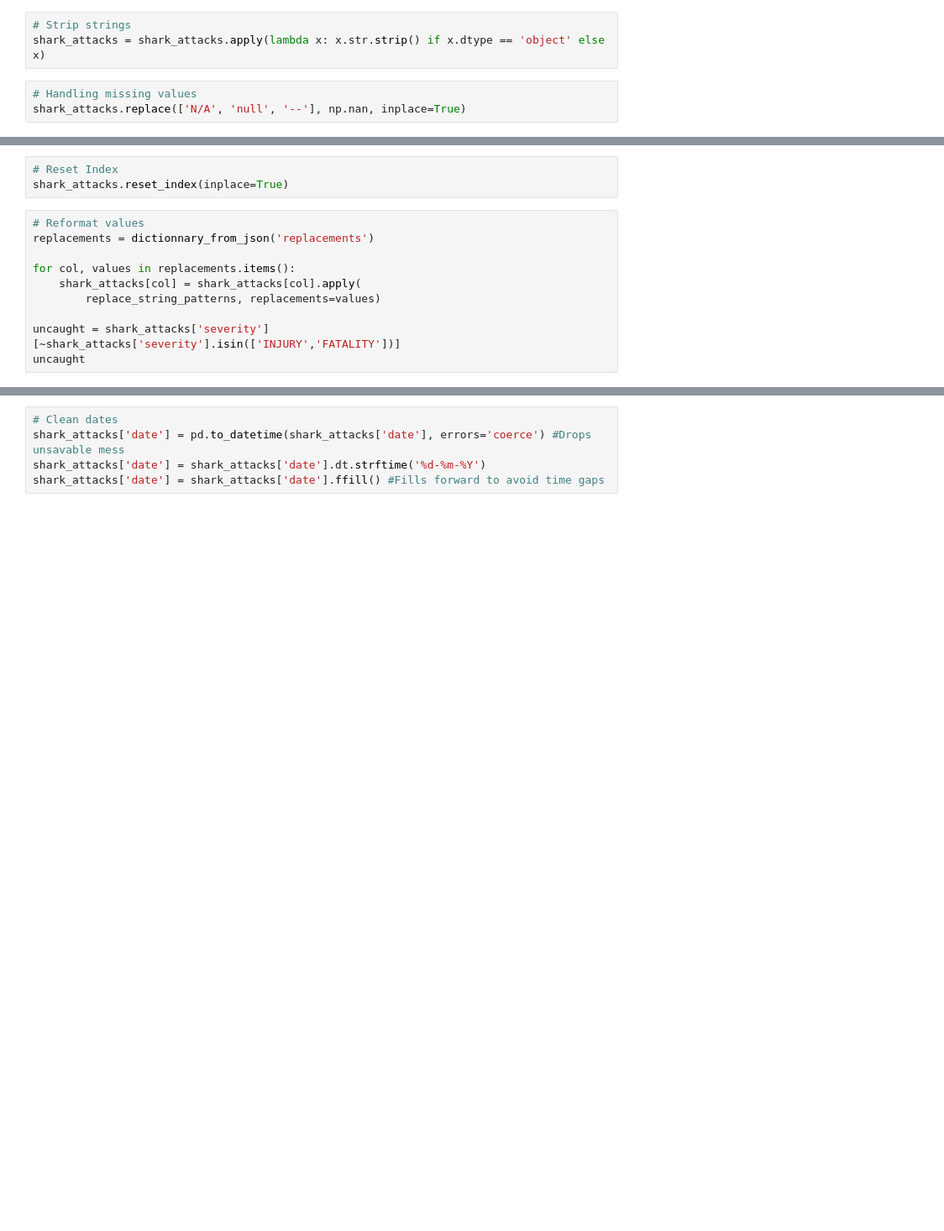
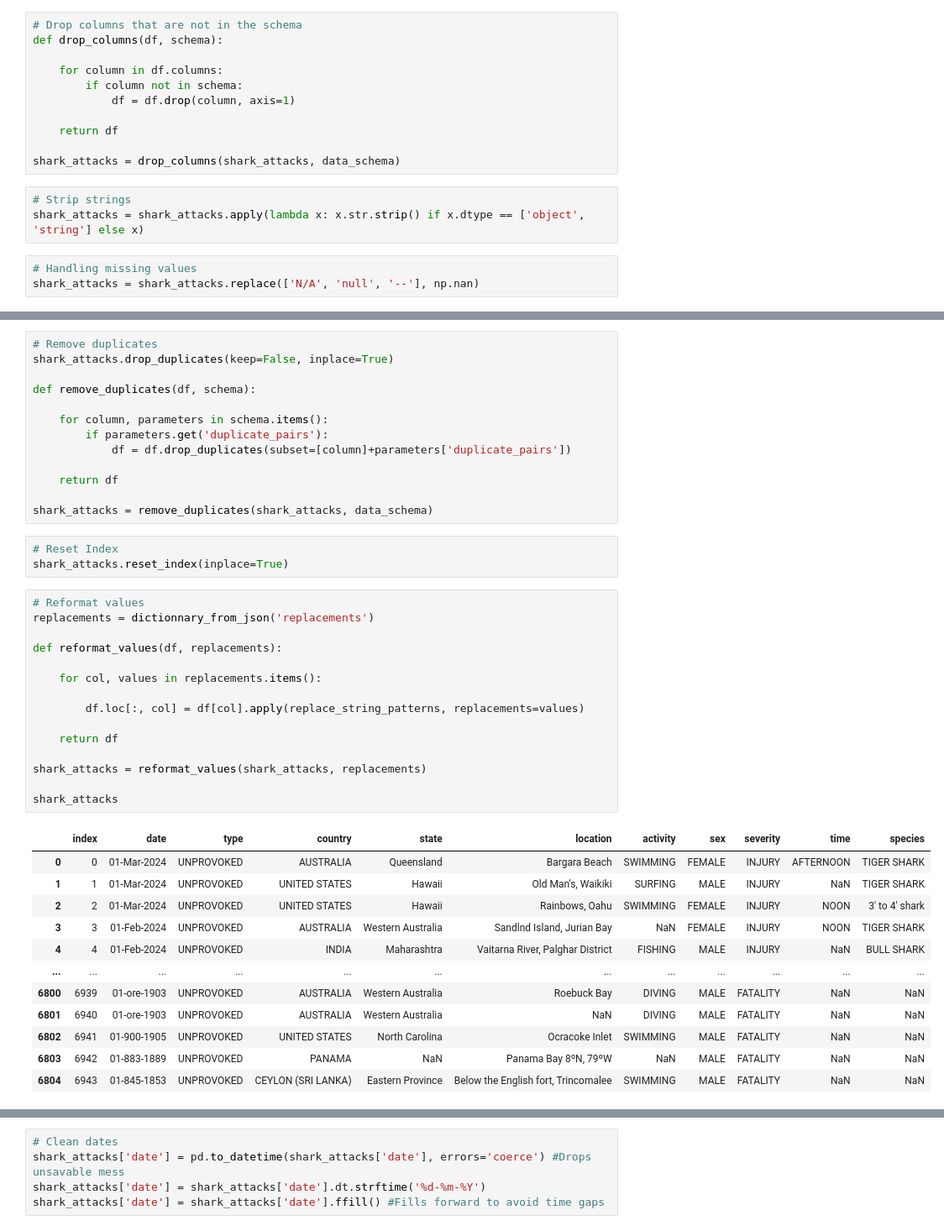
Before and after one commit to JimiHenning/Shark-Quest, a Jupyter notebook: main.ipynb, the cells around one changed output, grey strips where cells are left out. Shown at 84% size. Saved outputs shown, nothing was run; the diff lists cells and outputs as text; blank space fills up the shorter version.

```diff
--- a/main.ipynb
+++ b/main.ipynb
@@ -51,6 +68,17 @@ shark_attacks['severity'] = shark_attacks_df['Injury']
+# %%
+# Drop columns that are not in the schema
+def drop_columns(df, schema):
+
+    for column in df.columns:
+        if column not in schema:
+            df = df.drop(column, axis=1)
+
+    return df
+
+shark_attacks = drop_columns(shark_attacks, data_schema)
 # %%
 # Strip strings
-shark_attacks = shark_attacks.apply(lambda x: x.str.strip() if x.dtype == 'object' else x)
+shark_attacks = shark_attacks.apply(lambda x: x.str.strip() if x.dtype == ['object', 'string'] else x)
 # %%
 # Handling missing values
-shark_attacks.replace(['N/A', 'null', '--'], np.nan, inplace=True)
+shark_attacks = shark_attacks.replace(['N/A', 'null', '--'], np.nan)
@@ -60,13 +85,44 @@ shark_attacks.drop_duplicates(keep=False, inplace=True)
+# %%
+# Remove duplicates
+shark_attacks.drop_duplicates(keep=False, inplace=True)
+
+def remove_duplicates(df, schema):
+
+    for column, parameters in schema.items():
+        if parameters.get('duplicate_pairs'):
+            df = df.drop_duplicates(subset=[column]+parameters['duplicate_pairs'])
+
+    return df
+
+shark_attacks = remove_duplicates(shark_attacks, data_schema)
 # %%
 # Reset Index
 shark_attacks.reset_index(inplace=True)
 # %%
 # Reformat values
 replacements = dictionnary_from_json('replacements')
 
-for col, values in replacements.items():
-    shark_attacks[col] = shark_attacks[col].apply(
-        replace_string_patterns, replacements=values)
+def reformat_values(df, replacements):
 
-uncaught = shark_attacks['severity'][~shark_attacks['severity'].isin(['INJURY','FATALITY'])]
-uncaught
+    for col, values in replacements.items():
+
+        df.loc[:, col] = df[col].apply(replace_string_patterns, replacements=values)
+
+    return df
+
+shark_attacks = reformat_values(shark_attacks, replacements)
+
+shark_attacks
+# %% [output]
+|  | index | date | type | country | state | location | activity | sex | severity | time | species |
+| 0 | 0 | 01-Mar-2024 | UNPROVOKED | AUSTRALIA | Queensland | Bargara Beach | SWIMMING | FEMALE | INJURY | AFTERNOON | TIGER SHARK |
+| 1 | 1 | 01-Mar-2024 | UNPROVOKED | UNITED STATES | Hawaii | Old Man's, Waikiki | SURFING | MALE | INJURY | NaN | TIGER SHARK |
+| 2 | 2 | 01-Mar-2024 | UNPROVOKED | UNITED STATES | Hawaii | Rainbows, Oahu | SWIMMING | FEMALE | INJURY | NOON | 3' to 4' shark |
+| 3 | 3 | 01-Feb-2024 | UNPROVOKED | AUSTRALIA | Western Australia | Sandlnd Island, Jurian Bay | NaN | FEMALE | INJURY | NOON | TIGER SHARK |
+| 4 | 4 | 01-Feb-2024 | UNPROVOKED | INDIA | Maharashtra | Vaitarna River, Palghar District | FISHING | MALE | INJURY | NaN | BULL SHARK |
+| ... | ... | ... | ... | ... | ... | ... | ... | ... | ... | ... | ... |
+| 6800 | 6939 | 01-ore-1903 | UNPROVOKED | AUSTRALIA | Western Australia | Roebuck Bay | DIVING | MALE | FATALITY | NaN | NaN |
+| 6801 | 6940 | 01-ore-1903 | UNPROVOKED | AUSTRALIA | Western Australia | NaN | DIVING | MALE | FATALITY | NaN | NaN |
+| 6802 | 6941 | 01-900-1905 | UNPROVOKED | UNITED STATES | North Carolina | Ocracoke Inlet | SWIMMING | MALE | FATALITY | NaN | NaN |
+| 6803 | 6942 | 01-883-1889 | UNPROVOKED | PANAMA | NaN | Panama Bay 8ºN, 79ºW | NaN | MALE | FATALITY | NaN | NaN |
+| 6804 | 6943 | 01-845-1853 | UNPROVOKED | CEYLON (SRI LANKA) | Eastern Province | Below the English fort, Trincomalee | SWIMMING | MALE | FATALITY | NaN | NaN |
```
Also changed, not shown: parts of 20 cells of this notebook, 3 other files.
